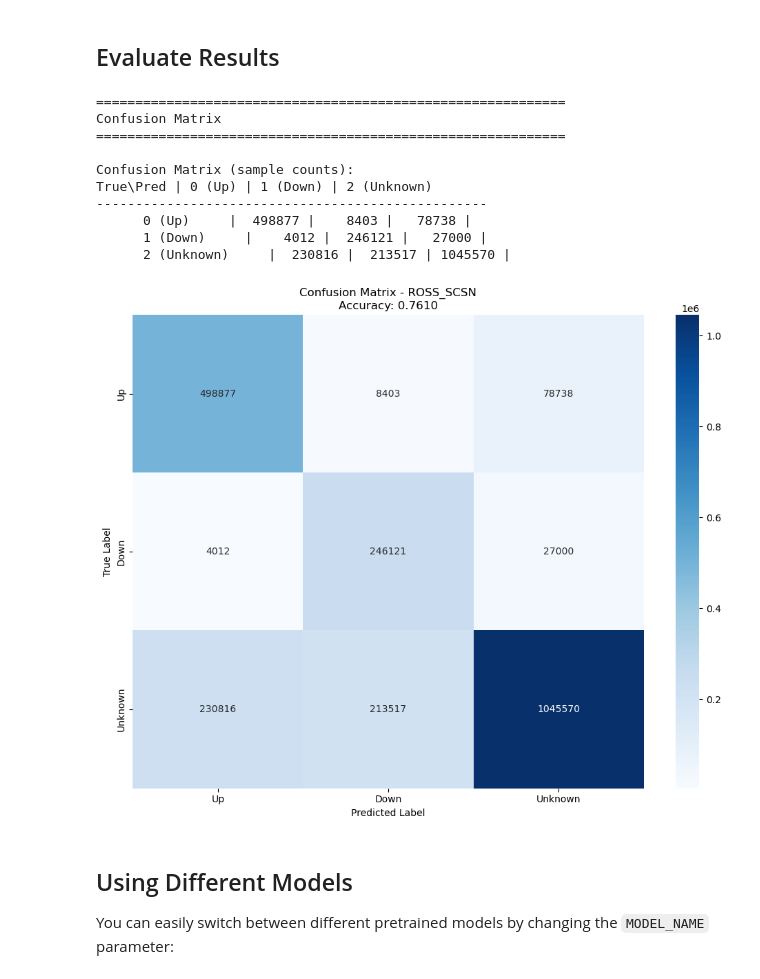
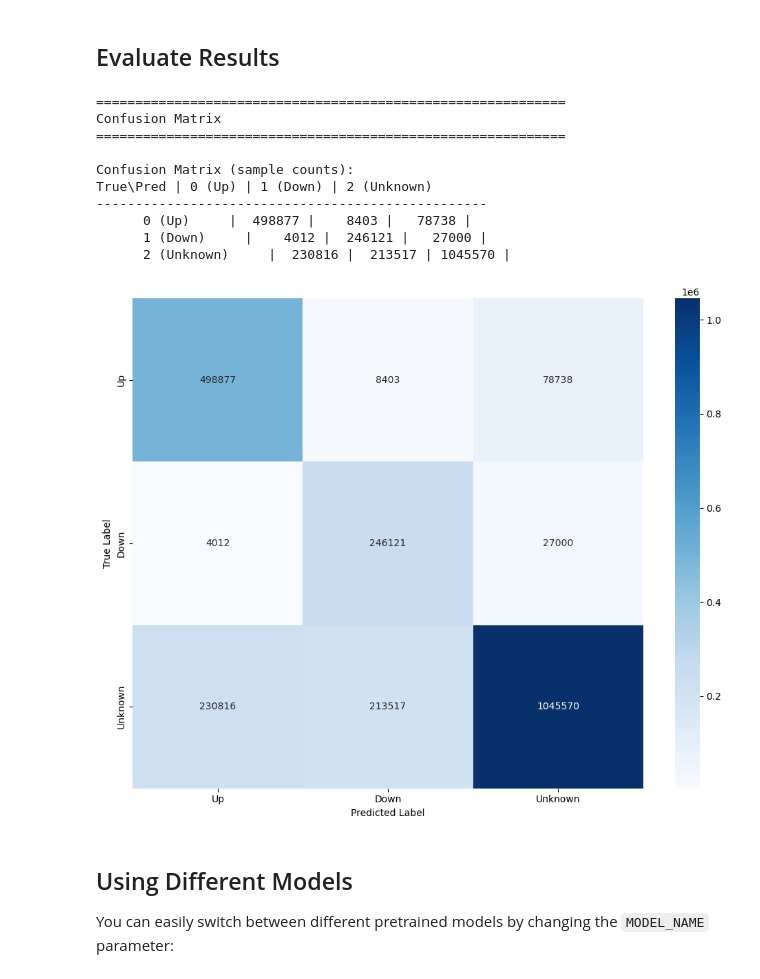
Before and after one commit to Chuan1937/SeisPolarity, a Jupyter notebook: examples/predict_api.ipynb, the cells around one changed output. Cells and saved outputs as stored; diff of their text form; code cells hidden in the pictures.

```diff
--- a/examples/predict_api.ipynb
+++ b/examples/predict_api.ipynb
@@ -215,35 +215,34 @@ print("-" * 50)
 for i in range(3):
     label_name = ['Up', 'Down', 'Unknown'][i]
     row_str = f"      {i} ({label_name})     |"
     for j in range(3):
         row_str += f" {cm[i, j]:7d} |"
     print(row_str)
 
 import matplotlib.pyplot as plt
 import seaborn as sns
 
 # Plot confusion matrix
 plt.figure(figsize=(10, 8))
 sns.heatmap(cm, annot=True, fmt='d', cmap='Blues',
             xticklabels=['Up', 'Down', 'Unknown'],
             yticklabels=['Up', 'Down', 'Unknown'])
 plt.xlabel('Predicted Label')
 plt.ylabel('True Label')
-plt.title(f'Confusion Matrix - {MODEL_NAME}\nAccuracy: {accuracy:.4f}')
 plt.tight_layout()
 plt.show()
 # %% [output]
 ============================================================
 Confusion Matrix
 ============================================================
 
 Confusion Matrix (sample counts):
 True\Pred | 0 (Up) | 1 (Down) | 2 (Unknown)
 --------------------------------------------------
       0 (Up)     |  498877 |    8403 |   78738 |
       1 (Down)     |    4012 |  246121 |   27000 |
       2 (Unknown)     |  230816 |  213517 | 1045570 |
-[figure, old version]
+[figure, new version]
 # %% [markdown]
 ## Using Different Models
 
```
Also changed, not shown: parts of 22 cells of this notebook, 1 other file.
